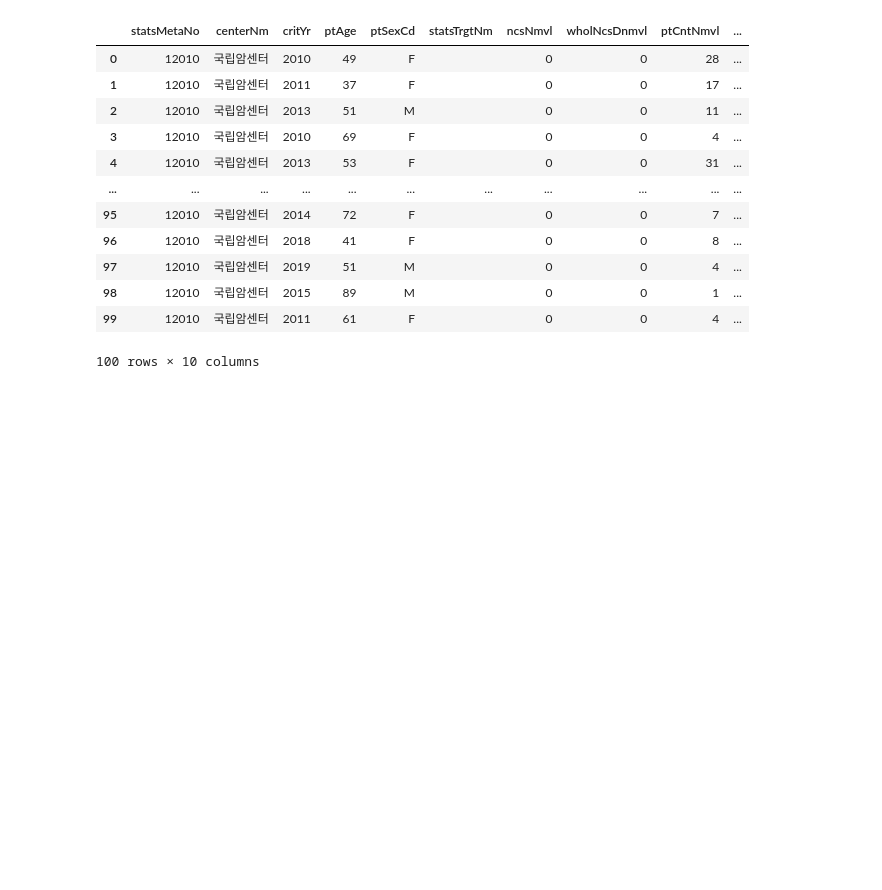
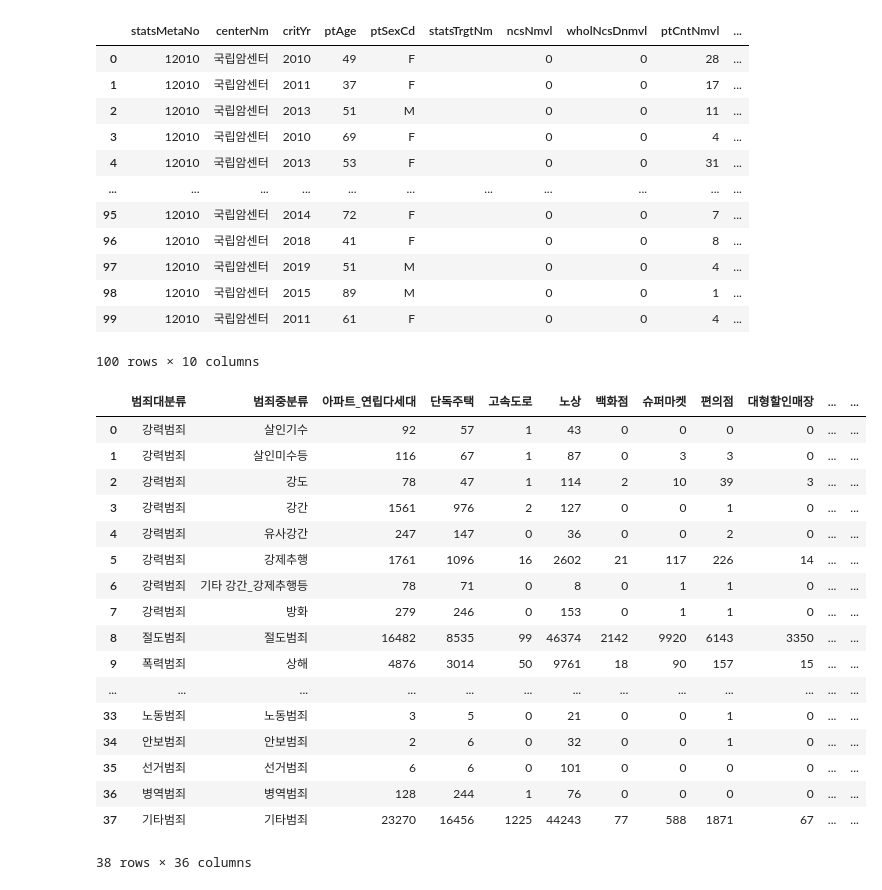
Before and after one commit to yerimkang/pythonbasic, a Jupyter notebook: project_test.ipynb, the cells around one changed output. Cells and saved outputs as stored; diff of their text form; code cells hidden in the pictures; blank space fills up the shorter version.

```diff
--- a/project_test.ipynb
+++ b/project_test.ipynb
@@ -96,3 +96,26 @@ pd.DataFrame(data)
 100 rows × 10 columns
 # %%
 data_am = pd.DataFrame(data)
+# %%
+import pandas as pd
+file = pd.read_csv("datas/경찰청_범죄 발생 장소별 통계_20211231.csv", encoding="cp949")
+file
+# %% [output]
+|  | 범죄대분류 | 범죄중분류 | 아파트_연립다세대 | 단독주택 | 고속도로 | 노상 | 백화점 | 슈퍼마켓 | 편의점 | 대형할인매장 | ... | ... |
+| 0 | 강력범죄 | 살인기수 | 92 | 57 | 1 | 43 | 0 | 0 | 0 | 0 | ... | ... |
+| 1 | 강력범죄 | 살인미수등 | 116 | 67 | 1 | 87 | 0 | 3 | 3 | 0 | ... | ... |
+| 2 | 강력범죄 | 강도 | 78 | 47 | 1 | 114 | 2 | 10 | 39 | 3 | ... | ... |
+| 3 | 강력범죄 | 강간 | 1561 | 976 | 2 | 127 | 0 | 0 | 1 | 0 | ... | ... |
+| 4 | 강력범죄 | 유사강간 | 247 | 147 | 0 | 36 | 0 | 0 | 2 | 0 | ... | ... |
+| 5 | 강력범죄 | 강제추행 | 1761 | 1096 | 16 | 2602 | 21 | 117 | 226 | 14 | ... | ... |
+| 6 | 강력범죄 | 기타 강간_강제추행등 | 78 | 71 | 0 | 8 | 0 | 1 | 1 | 0 | ... | ... |
+| 7 | 강력범죄 | 방화 | 279 | 246 | 0 | 153 | 0 | 1 | 1 | 0 | ... | ... |
+| 8 | 절도범죄 | 절도범죄 | 16482 | 8535 | 99 | 46374 | 2142 | 9920 | 6143 | 3350 | ... | ... |
+| 9 | 폭력범죄 | 상해 | 4876 | 3014 | 50 | 9761 | 18 | 90 | 157 | 15 | ... | ... |
+| ... | ... | ... | ... | ... | ... | ... | ... | ... | ... | ... | ... | ... |
+| 33 | 노동범죄 | 노동범죄 | 3 | 5 | 0 | 21 | 0 | 0 | 1 | 0 | ... | ... |
+| 34 | 안보범죄 | 안보범죄 | 2 | 6 | 0 | 32 | 0 | 0 | 1 | 0 | ... | ... |
+| 35 | 선거범죄 | 선거범죄 | 6 | 6 | 0 | 101 | 0 | 0 | 0 | 0 | ... | ... |
+| 36 | 병역범죄 | 병역범죄 | 128 | 244 | 1 | 76 | 0 | 0 | 0 | 0 | ... | ... |
+| 37 | 기타범죄 | 기타범죄 | 23270 | 16456 | 1225 | 44243 | 77 | 588 | 1871 | 67 | ... | ... |
+38 rows × 36 columns
```
Also changed, not shown: 4 other files.
